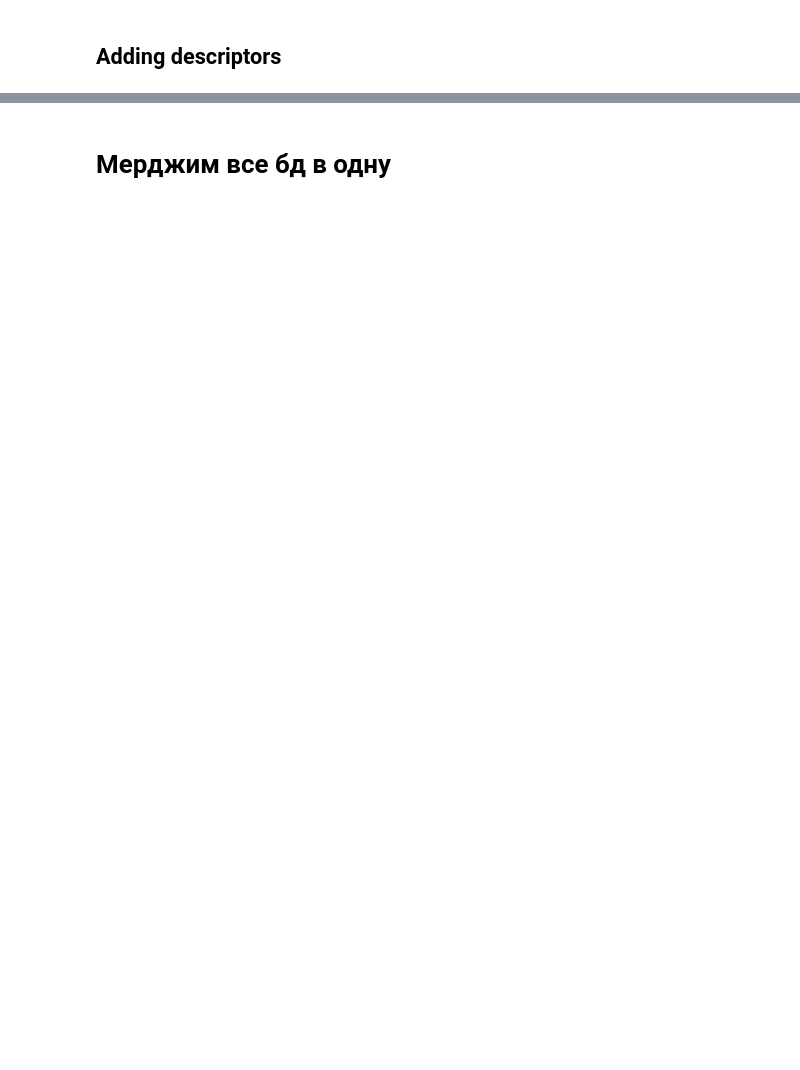
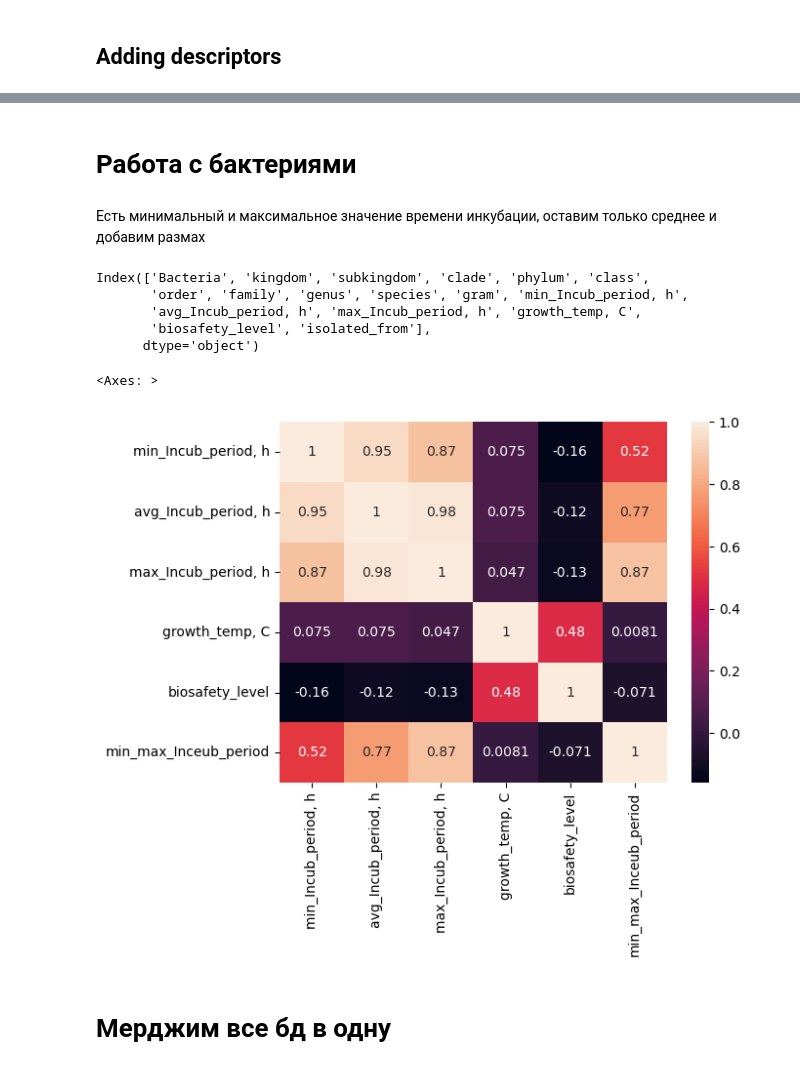
Before and after one commit to vahahahart/hackathon_team_3, a Jupyter notebook: tmp_vah.ipynb, the cells around one changed output, grey strips where cells are left out. Saved outputs shown, nothing was run; the diff lists cells and outputs as text; code cells hidden in the pictures; blank space fills up the shorter version.

```diff
--- a/tmp_vah.ipynb
+++ b/tmp_vah.ipynb
@@ -131,3 +158,23 @@ df_drug = add_desc_to_df(df_drug, descs_to_add)
+# %% [markdown]
+# Работа с бактериями
+# %% [markdown]
+Есть минимальный и максимальное значение времени инкубации,
+оставим только среднее и добавим размах
+# %%
+df_bac.columns
+# %% [output]
+Index(['Bacteria', 'kingdom', 'subkingdom', 'clade', 'phylum', 'class',
+       'order', 'family', 'genus', 'species', 'gram', 'min_Incub_period, h',
+       'avg_Incub_period, h', 'max_Incub_period, h', 'growth_temp, C',
+       'biosafety_level', 'isolated_from'],
+      dtype='object')
+# %%
+df_bac['min_max_Inceub_period'] = df_bac['max_Incub_period, h'] - df_bac['min_Incub_period, h']
+# %%
+sns.heatmap(df_bac.corr(numeric_only=True), annot=True)
+# %% [output]
+<Axes: >
+[figure, added]
 # %% [markdown]
 # Мерджим все бд в одну
 # %%
```
Also changed, not shown: parts of 13 cells of this notebook, 1 other file.
